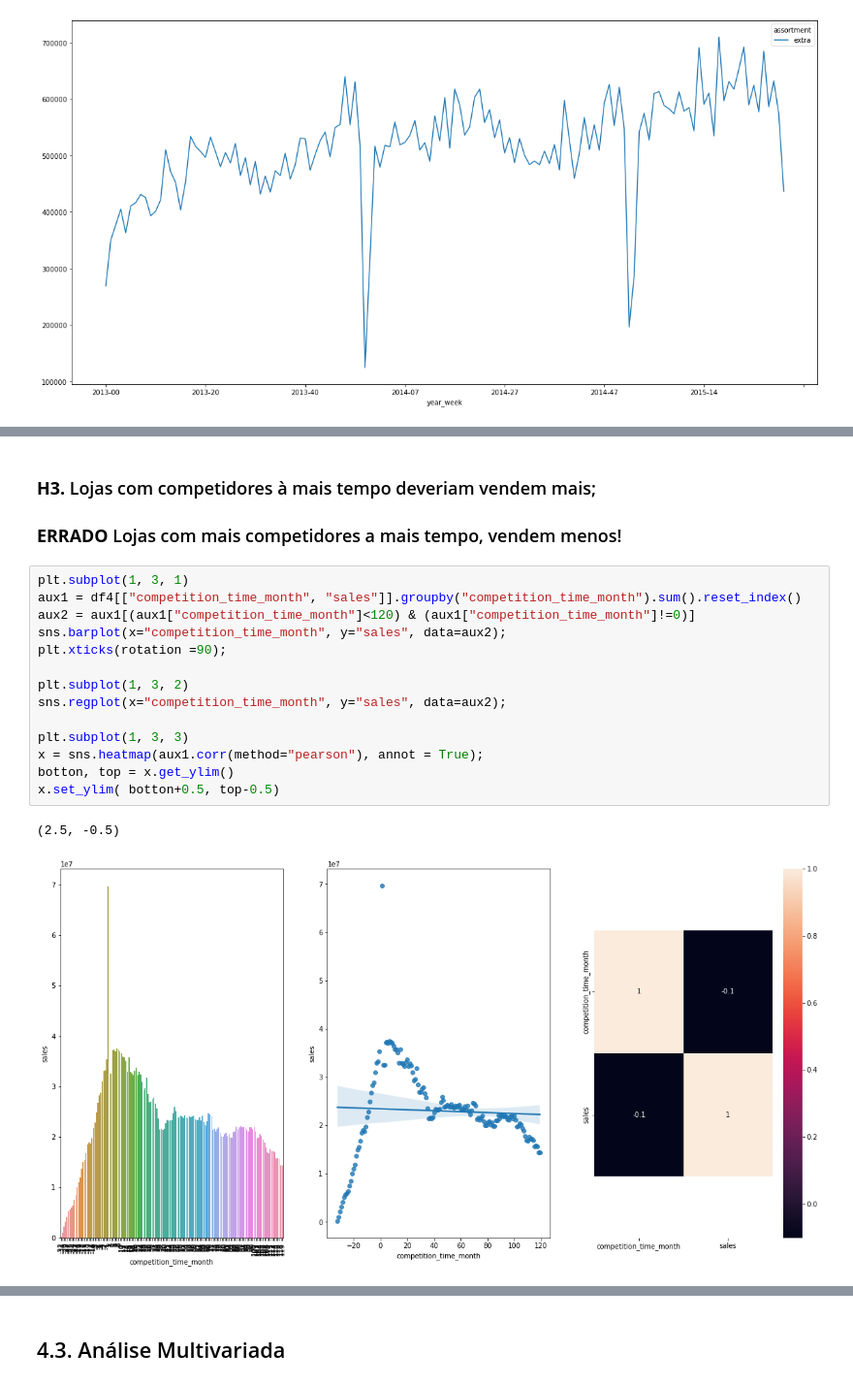
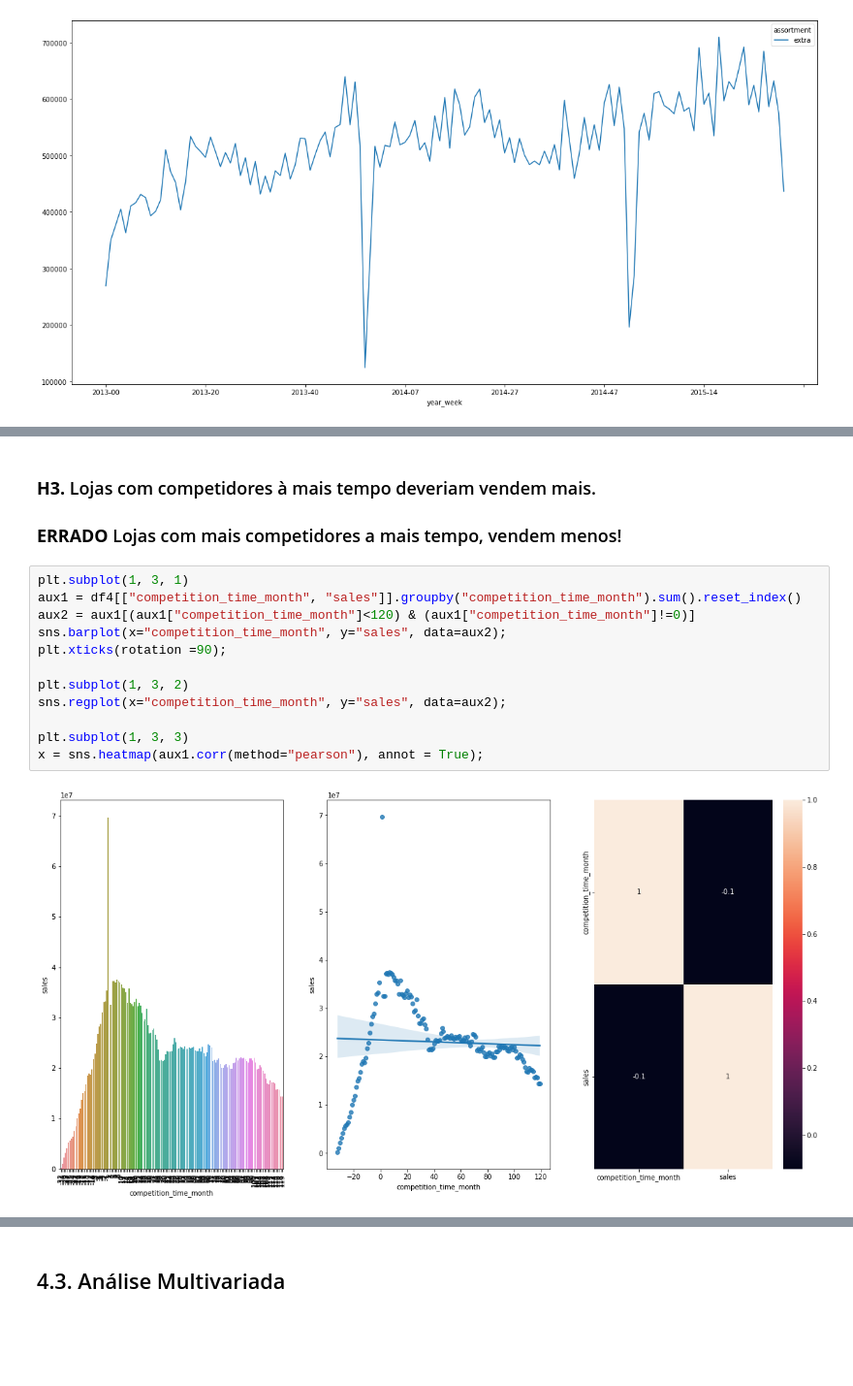
Before and after one commit to joaocortezi/Rossman, a Jupyter notebook: Data.ipynb, the cells around one changed output, grey strips where cells are left out. Shown at 97% size. Saved outputs shown, nothing was run; the diff lists cells and outputs as text; blank space fills up the shorter version.

```diff
--- a/Data.ipynb
+++ b/Data.ipynb
@@ -614,20 +612,17 @@ x.set_ylim( botton+0.5, top-0.5)
 # %% [markdown]
-### **H3.** Lojas com competidores à mais tempo deveriam vendem mais;
+### **H3.** Lojas com competidores à mais tempo deveriam vendem mais.
 ### **ERRADO** Lojas com mais competidores a mais tempo, vendem menos!
 # %%
 plt.subplot(1, 3, 1)
 aux1 = df4[["competition_time_month", "sales"]].groupby("competition_time_month").sum().reset_index()
 aux2 = aux1[(aux1["competition_time_month"]<120) & (aux1["competition_time_month"]!=0)]
 sns.barplot(x="competition_time_month", y="sales", data=aux2);
 plt.xticks(rotation =90);
 
 plt.subplot(1, 3, 2)
 sns.regplot(x="competition_time_month", y="sales", data=aux2);
 
 plt.subplot(1, 3, 3)
 x = sns.heatmap(aux1.corr(method="pearson"), annot = True);
-botton, top = x.get_ylim()
-x.set_ylim( botton+0.5, top-0.5)
 # %% [output]
-(2.5, -0.5)
-[figure, old version]
+[figure, new version]
```
Also changed, not shown: parts of 16 cells of this notebook, 1 other file.
